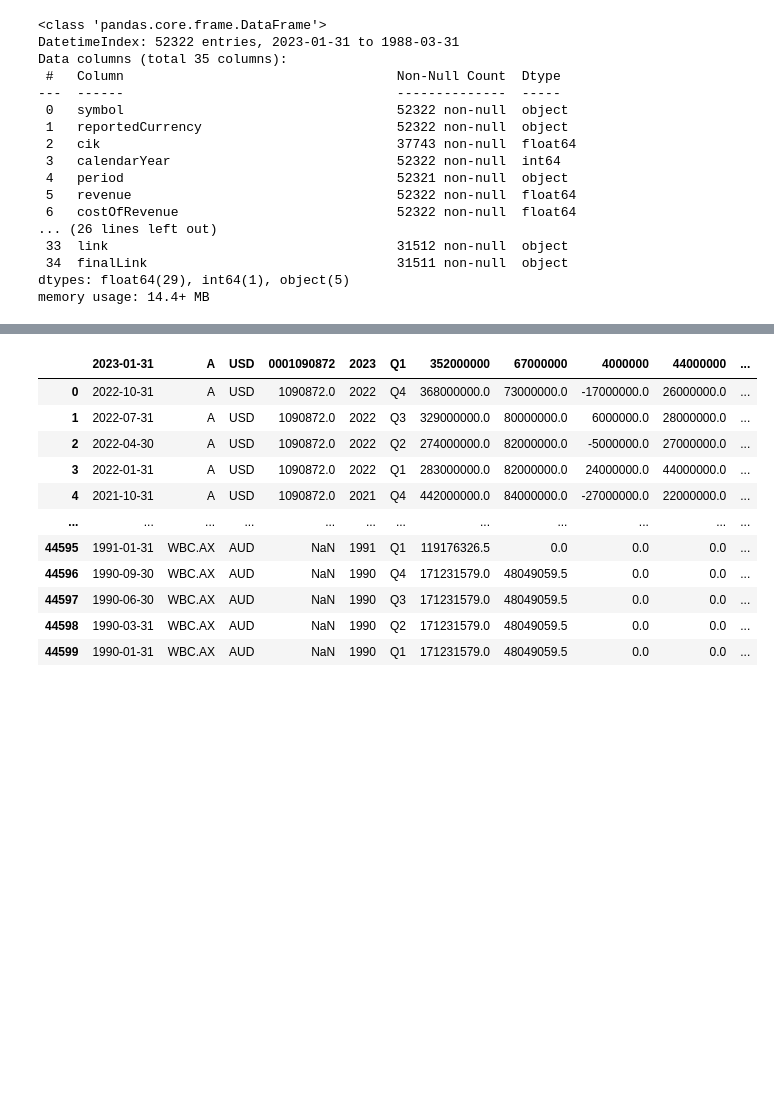
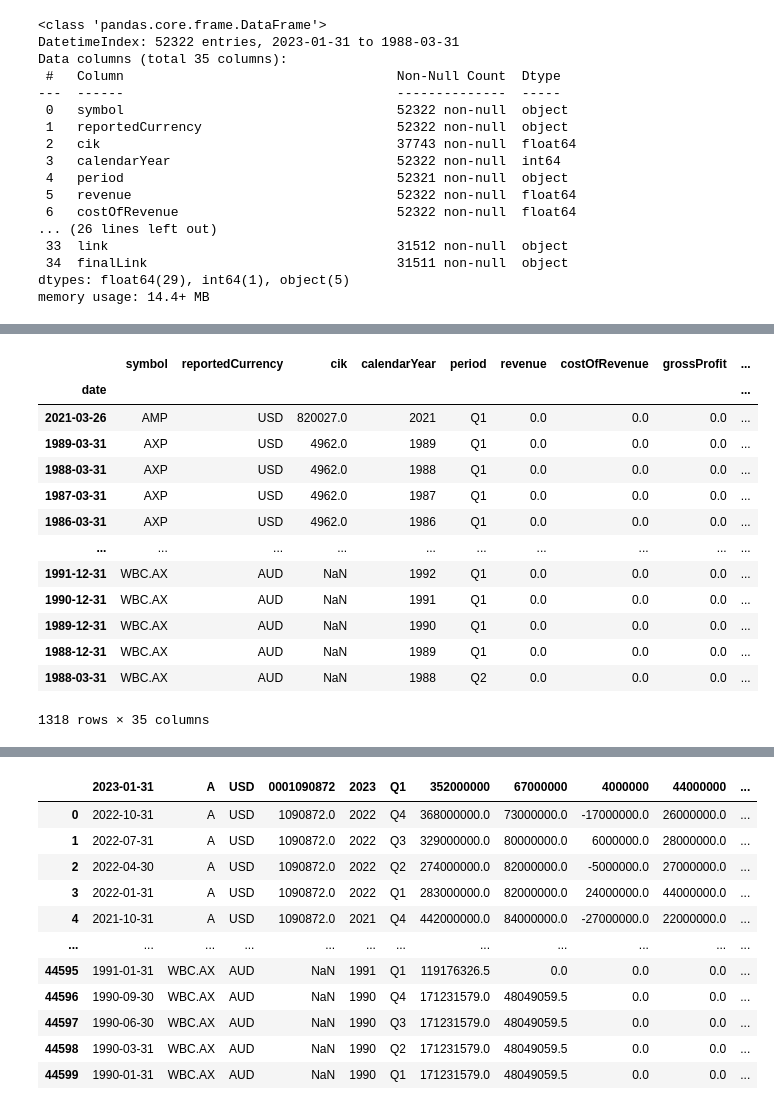
Before and after one commit to veeyuen/credit-spreads, a Jupyter notebook: build_dataframe.ipynb, the cells around one changed output, grey strips where cells are left out. Saved outputs shown, nothing was run; the diff lists cells and outputs as text; code cells hidden in the pictures; blank space fills up the shorter version.

```diff
--- a/build_dataframe.ipynb
+++ b/build_dataframe.ipynb
@@ -667,0 +778,21 @@ memory usage: 14.4+ MB
+# %%
+# Filter all rows with zero revenue
+
+income_statement_zero=income_statement.query("revenue == 0")
+
+income_statement_zero
+# %% [output]
+|  | symbol | reportedCurrency | cik | calendarYear | period | revenue | costOfRevenue | grossProfit | ... |
+| date |  |  |  |  |  |  |  |  | ... |
+| 2021-03-26 | AMP | USD | 820027.0 | 2021 | Q1 | 0.0 | 0.0 | 0.0 | ... |
+| 1989-03-31 | AXP | USD | 4962.0 | 1989 | Q1 | 0.0 | 0.0 | 0.0 | ... |
+| 1988-03-31 | AXP | USD | 4962.0 | 1988 | Q1 | 0.0 | 0.0 | 0.0 | ... |
+| 1987-03-31 | AXP | USD | 4962.0 | 1987 | Q1 | 0.0 | 0.0 | 0.0 | ... |
+| 1986-03-31 | AXP | USD | 4962.0 | 1986 | Q1 | 0.0 | 0.0 | 0.0 | ... |
+| ... | ... | ... | ... | ... | ... | ... | ... | ... | ... |
+| 1991-12-31 | WBC.AX | AUD | NaN | 1992 | Q1 | 0.0 | 0.0 | 0.0 | ... |
+| 1990-12-31 | WBC.AX | AUD | NaN | 1991 | Q1 | 0.0 | 0.0 | 0.0 | ... |
+| 1989-12-31 | WBC.AX | AUD | NaN | 1990 | Q1 | 0.0 | 0.0 | 0.0 | ... |
+| 1988-12-31 | WBC.AX | AUD | NaN | 1989 | Q1 | 0.0 | 0.0 | 0.0 | ... |
+| 1988-03-31 | WBC.AX | AUD | NaN | 1988 | Q2 | 0.0 | 0.0 | 0.0 | ... |
+1318 rows × 35 columns
```
Also changed, not shown: parts of 13 cells of this notebook.
